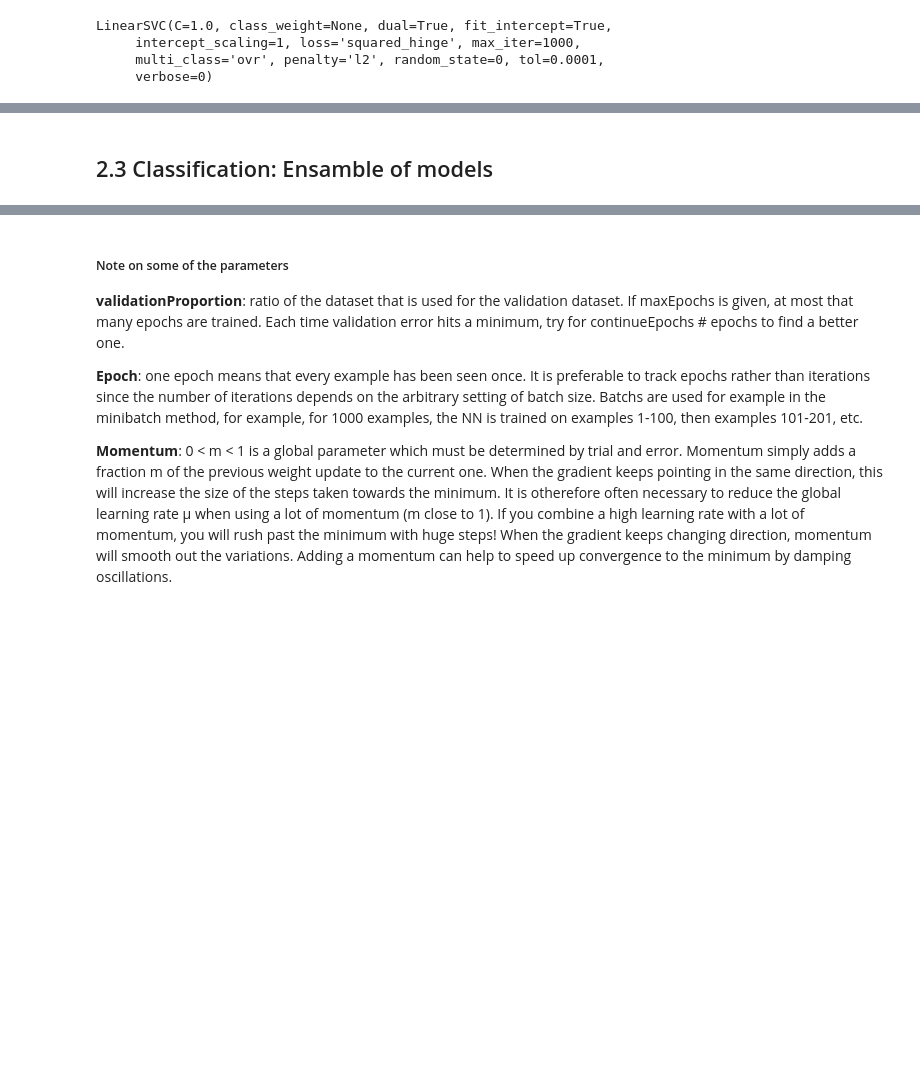
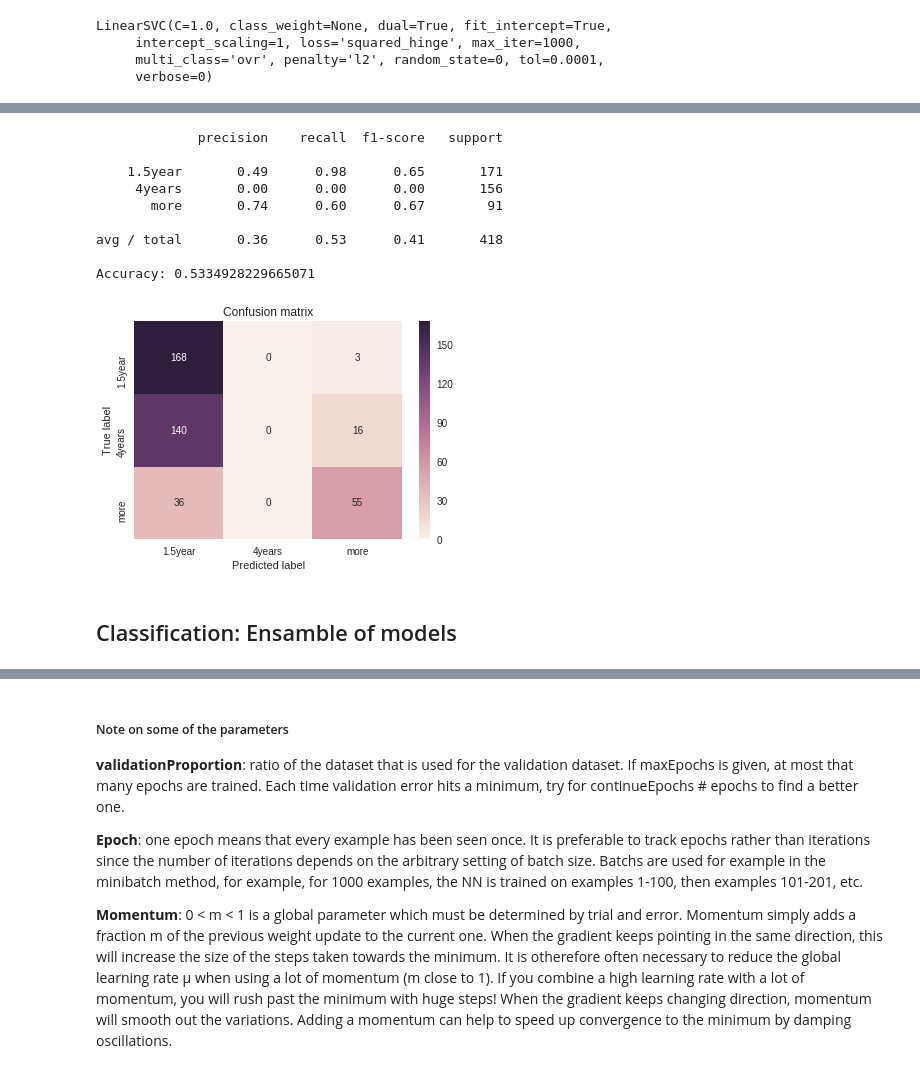
Before and after one commit to patricieni/ICM, a Jupyter notebook: code/notebooks/Neural Network exploration v1.ipynb, the cells around one changed output, grey strips where cells are left out. Saved outputs shown, nothing was run; the diff lists cells and outputs as text; code cells hidden in the pictures; blank space fills up the shorter version.

```diff
--- a/code/notebooks/Neural Network exploration v1.ipynb
+++ b/code/notebooks/Neural Network exploration v1.ipynb
@@ -233,14 +262,25 @@ utils.plot_hist(hist)
 # %%
-hist = model.fit(np.array(X_train), np.array(to_categorical(Y_train)),
+hist = model.fit(np.array(X_train_c), np.array(to_categorical(Y_train_c)),
                  epochs=120, batch_size=128,  verbose=0, validation_split=0.3)#, callbacks=[tbCallBack])
 # %%
-Y_pred = model.predict(np.array(X_test))
+Y_pred = model.predict(np.array(X_test_c))
 # %%
 Y_pred = Y_pred.argmax(axis=-1)
 # %%
-utils.plot_report(Y_test, Y_pred, labels)
+ICM_utils.plot_report(Y_test_c, Y_pred, labels)
+# %% [output]
+             precision    recall  f1-score   support
+
+    1.5year       0.49      0.98      0.65       171
+     4years       0.00      0.00      0.00       156
+       more       0.74      0.60      0.67        91
+
+avg / total       0.36      0.53      0.41       418
+
+Accuracy: 0.5334928229665071
+[figure, added]
 # %% [markdown]
-## 2.3 Classification: Ensamble of models
+## Classification: Ensamble of models
 # %%
 def mlp_model():
     model = Sequential()
```
Also changed, not shown: parts of 49 cells of this notebook, 2 other files.
